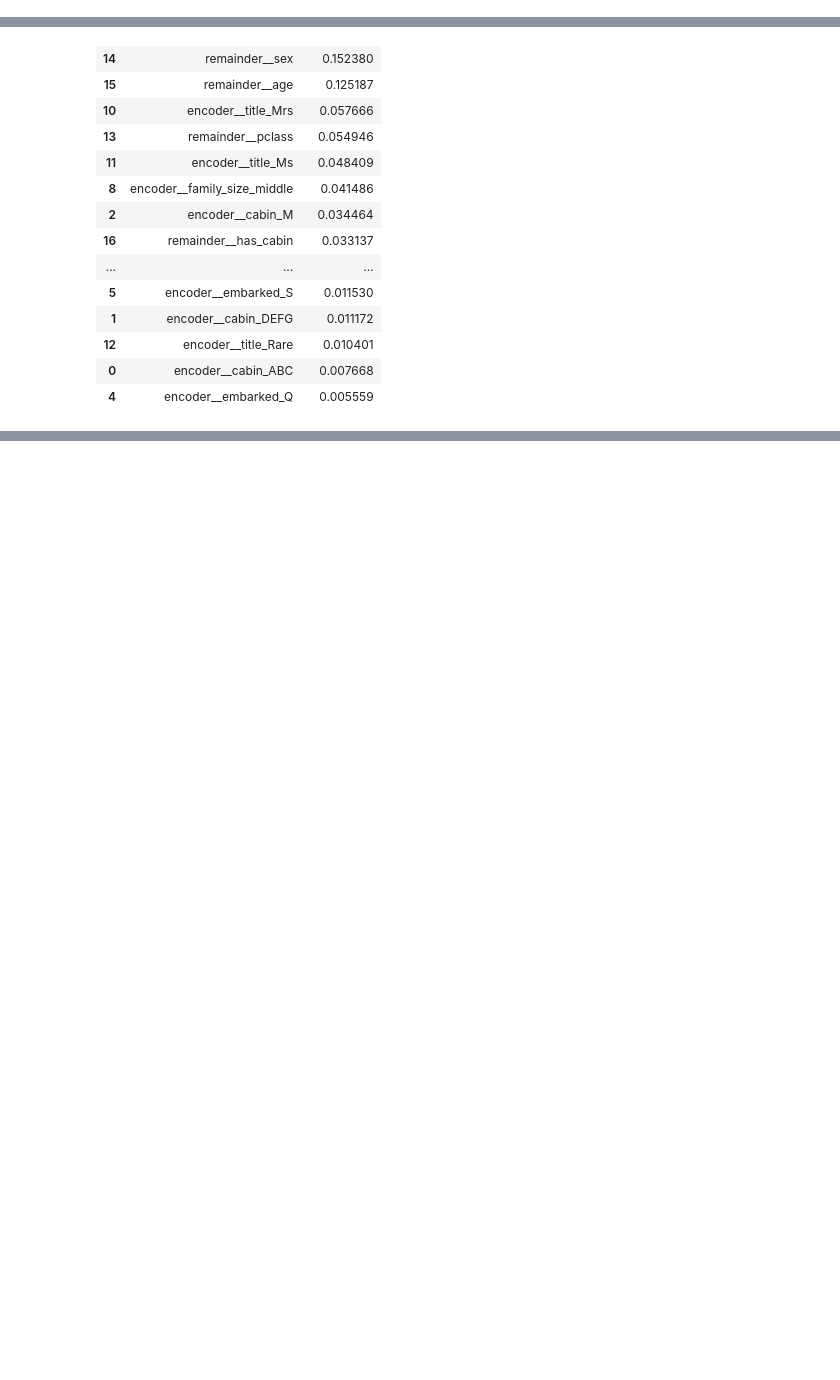
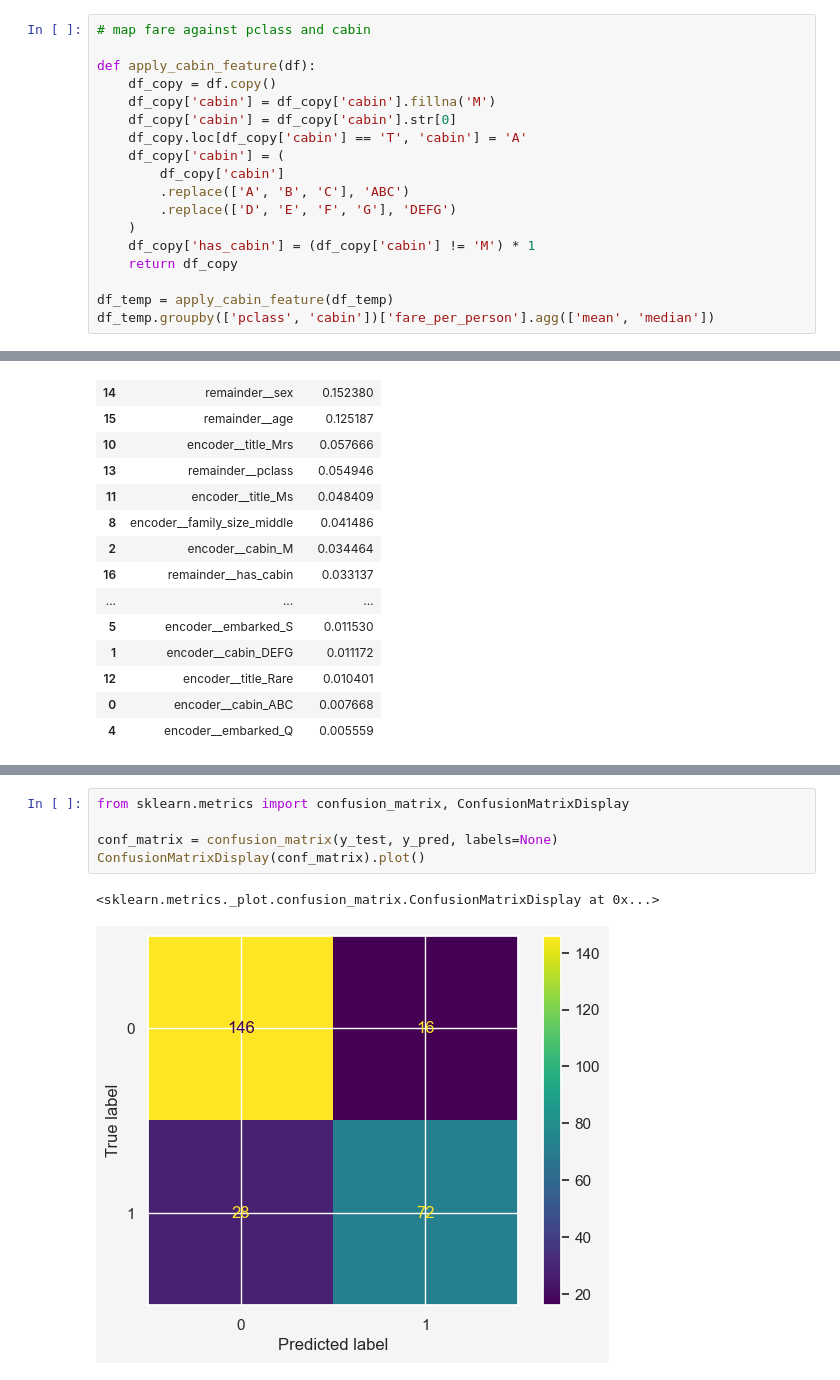
Before and after one commit to rbennum/titanic-survival, a Jupyter notebook: notebooks/full_dataset.ipynb, the cells around one changed output, grey strips where cells are left out. Drawn from its saved outputs; the diff is of its cells as text; blank space fills up the shorter version.

```diff
--- a/notebooks/full_dataset.ipynb
+++ b/notebooks/full_dataset.ipynb
@@ -427,0 +466,18 @@ df_temp.groupby(['pclass', 'sex'])['fare_per_person'].agg(['mean', 'median'])
+# %%
+# map fare against pclass and cabin
+
+def apply_cabin_feature(df):
+    df_copy = df.copy()
+    df_copy['cabin'] = df_copy['cabin'].fillna('M')
+    df_copy['cabin'] = df_copy['cabin'].str[0]
+    df_copy.loc[df_copy['cabin'] == 'T', 'cabin'] = 'A'
+    df_copy['cabin'] = (
+        df_copy['cabin']
+        .replace(['A', 'B', 'C'], 'ABC')
+        .replace(['D', 'E', 'F', 'G'], 'DEFG')
+    )
+    df_copy['has_cabin'] = (df_copy['cabin'] != 'M') * 1
+    return df_copy
+
+df_temp = apply_cabin_feature(df_temp)
+df_temp.groupby(['pclass', 'cabin'])['fare_per_person'].agg(['mean', 'median'])
@@ -777,0 +849,8 @@ shap_values = explainer(X_test_processed)
+# %%
+from sklearn.metrics import confusion_matrix, ConfusionMatrixDisplay
+
+conf_matrix = confusion_matrix(y_test, y_pred, labels=None)
+ConfusionMatrixDisplay(conf_matrix).plot()
+# %% [output]
+<sklearn.metrics._plot.confusion_matrix.ConfusionMatrixDisplay at 0x...>
+[figure, added]
```
Also changed, not shown: parts of 22 cells of this notebook.
